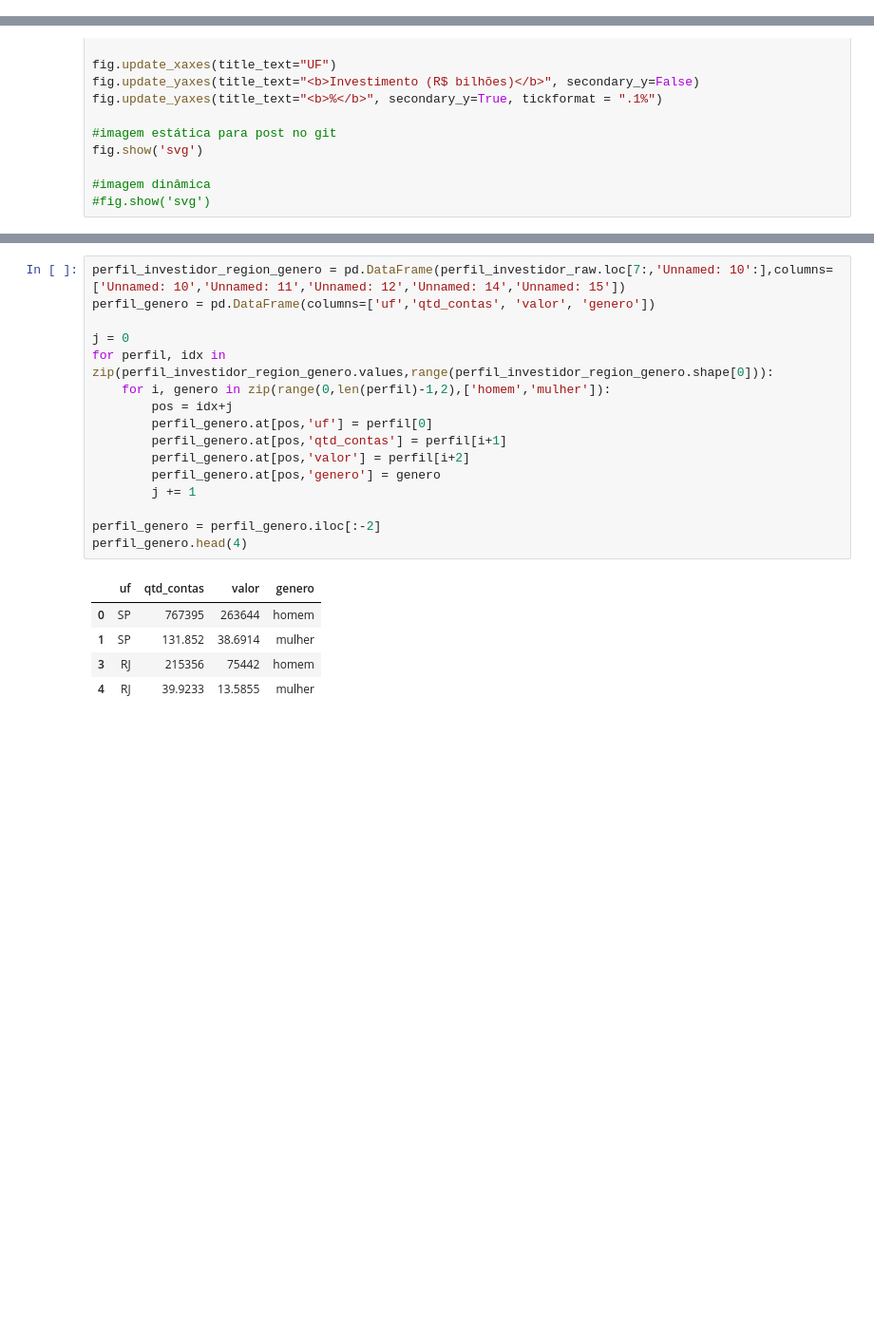
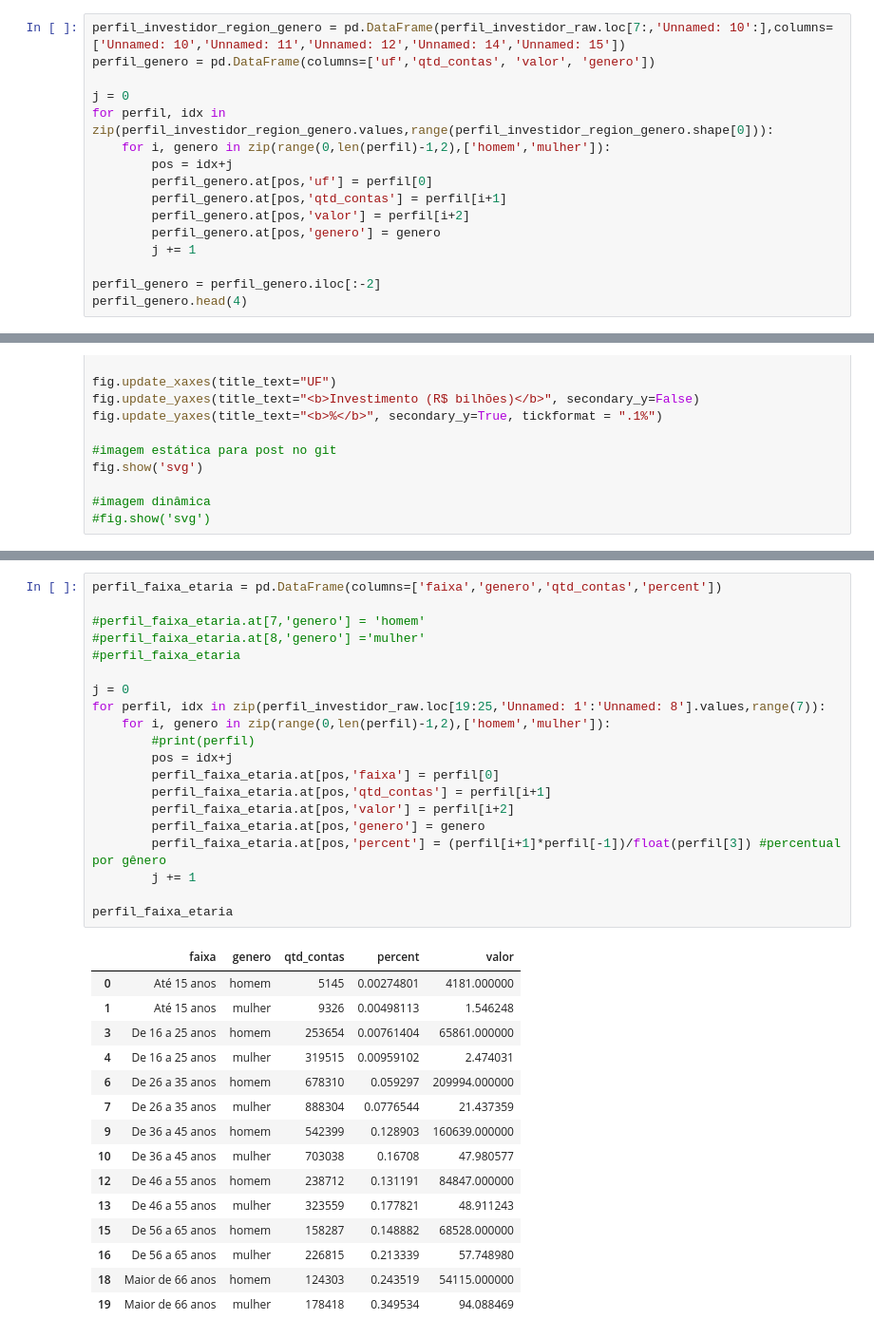
Before and after one commit to sielerod/hackathon_santander, a Jupyter notebook: exploracaoInvestIndividual.ipynb, the cells around one changed output, grey strips where cells are left out. Shown at 95% size. Saved outputs shown, nothing was run; the diff lists cells and outputs as text; blank space fills up the shorter version.

```diff
--- a/exploracaoInvestIndividual.ipynb
+++ b/exploracaoInvestIndividual.ipynb
@@ -173,0 +206,16 @@ perfil_investidor_region_total.head(5)
+# %%
+perfil_investidor_region_genero = pd.DataFrame(perfil_investidor_raw.loc[7:,'Unnamed: 10':],columns=['Unnamed: 10','Unnamed: 11','Unnamed: 12','Unnamed: 14','Unnamed: 15'])
+perfil_genero = pd.DataFrame(columns=['uf','qtd_contas', 'valor', 'genero'])
+
+j = 0
+for perfil, idx in zip(perfil_investidor_region_genero.values,range(perfil_investidor_region_genero.shape[0])):
+    for i, genero in zip(range(0,len(perfil)-1,2),['homem','mulher']):
+        pos = idx+j
+        perfil_genero.at[pos,'uf'] = perfil[0]
+        perfil_genero.at[pos,'qtd_contas'] = perfil[i+1]
+        perfil_genero.at[pos,'valor'] = perfil[i+2]
+        perfil_genero.at[pos,'genero'] = genero
+        j += 1
+
+perfil_genero = perfil_genero.iloc[:-2]
+perfil_genero.head(4)
@@ -198,22 +315,36 @@ fig.show('svg')
 # %%
-perfil_investidor_region_genero = pd.DataFrame(perfil_investidor_raw.loc[7:,'Unnamed: 10':],columns=['Unnamed: 10','Unnamed: 11','Unnamed: 12','Unnamed: 14','Unnamed: 15'])
-perfil_genero = pd.DataFrame(columns=['uf','qtd_contas', 'valor', 'genero'])
+perfil_faixa_etaria = pd.DataFrame(columns=['faixa','genero','qtd_contas','percent'])
+
+#perfil_faixa_etaria.at[7,'genero'] = 'homem'
+#perfil_faixa_etaria.at[8,'genero'] ='mulher'
+#perfil_faixa_etaria
 
 j = 0
-for perfil, idx in zip(perfil_investidor_region_genero.values,range(perfil_investidor_region_genero.shape[0])):
+for perfil, idx in zip(perfil_investidor_raw.loc[19:25,'Unnamed: 1':'Unnamed: 8'].values,range(7)):
     for i, genero in zip(range(0,len(perfil)-1,2),['homem','mulher']):
+        #print(perfil)
         pos = idx+j
-        perfil_genero.at[pos,'uf'] = perfil[0]
-        perfil_genero.at[pos,'qtd_contas'] = perfil[i+1]
-        perfil_genero.at[pos,'valor'] = perfil[i+2]
-        perfil_genero.at[pos,'genero'] = genero
+        perfil_faixa_etaria.at[pos,'faixa'] = perfil[0]
+        perfil_faixa_etaria.at[pos,'qtd_contas'] = perfil[i+1]
+        perfil_faixa_etaria.at[pos,'valor'] = perfil[i+2]
+        perfil_faixa_etaria.at[pos,'genero'] = genero
+        perfil_faixa_etaria.at[pos,'percent'] = (perfil[i+1]*perfil[-1])/float(perfil[3]) #percentual por gênero
         j += 1
 
-perfil_genero = perfil_genero.iloc[:-2]
-perfil_genero.head(4)
+perfil_faixa_etaria
 # %% [output]
-|  | uf | qtd_contas | valor | genero |
-| 0 | SP | 767395 | 263644 | homem |
-| 1 | SP | 131.852 | 38.6914 | mulher |
-| 3 | RJ | 215356 | 75442 | homem |
-| 4 | RJ | 39.9233 | 13.5855 | mulher |
+|  | faixa | genero | qtd_contas | percent | valor |
+| 0 | Até 15 anos | homem | 5145 | 0.00274801 | 4181.000000 |
+| 1 | Até 15 anos | mulher | 9326 | 0.00498113 | 1.546248 |
+| 3 | De 16 a 25 anos | homem | 253654 | 0.00761404 | 65861.000000 |
+| 4 | De 16 a 25 anos | mulher | 319515 | 0.00959102 | 2.474031 |
+| 6 | De 26 a 35 anos | homem | 678310 | 0.059297 | 209994.000000 |
+| 7 | De 26 a 35 anos | mulher | 888304 | 0.0776544 | 21.437359 |
+| 9 | De 36 a 45 anos | homem | 542399 | 0.128903 | 160639.000000 |
+| 10 | De 36 a 45 anos | mulher | 703038 | 0.16708 | 47.980577 |
+| 12 | De 46 a 55 anos | homem | 238712 | 0.131191 | 84847.000000 |
+| 13 | De 46 a 55 anos | mulher | 323559 | 0.177821 | 48.911243 |
+| 15 | De 56 a 65 anos | homem | 158287 | 0.148882 | 68528.000000 |
+| 16 | De 56 a 65 anos | mulher | 226815 | 0.213339 | 57.748980 |
+| 18 | Maior de 66 anos | homem | 124303 | 0.243519 | 54115.000000 |
+| 19 | Maior de 66 anos | mulher | 178418 | 0.349534 | 94.088469 |
```
Also changed, not shown: parts of 15 cells of this notebook.
